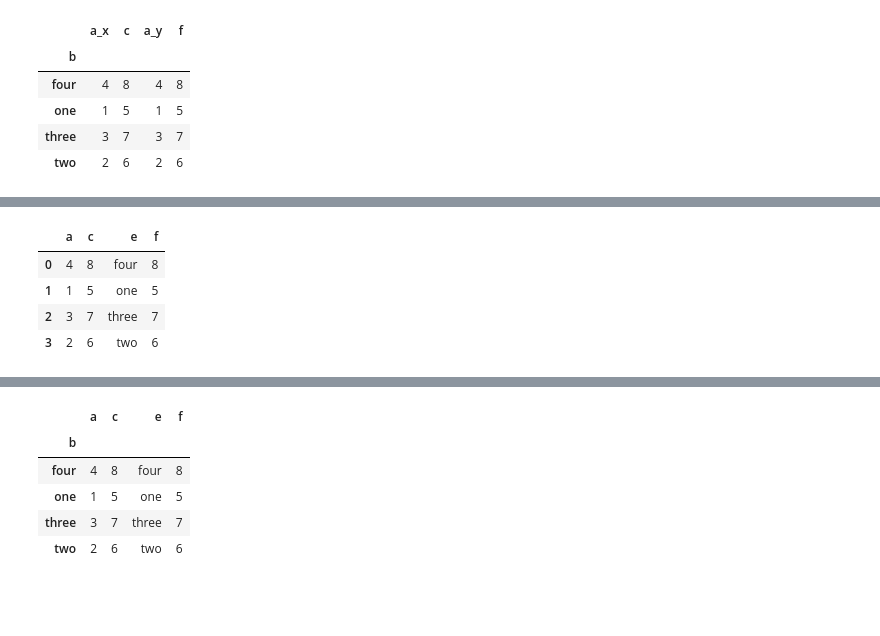
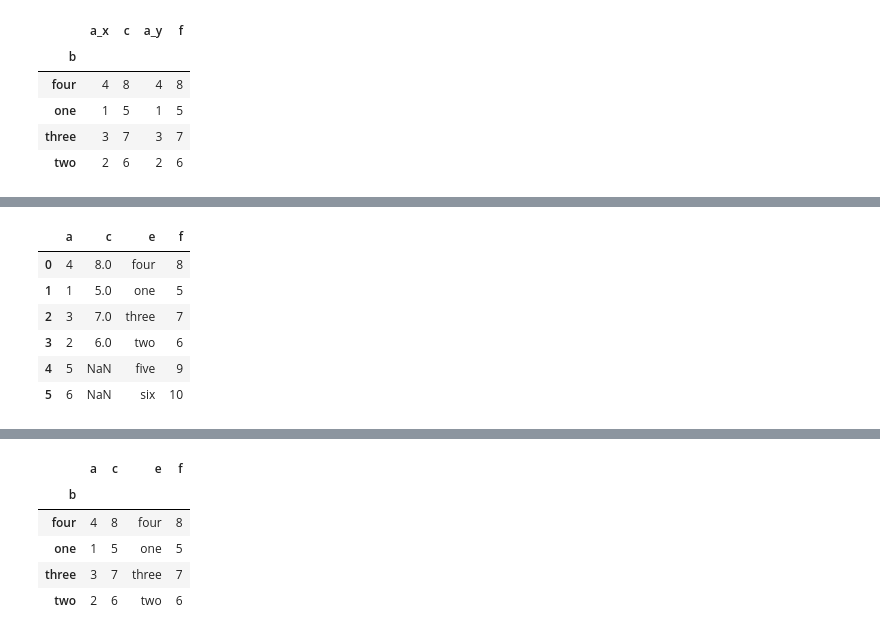
Before and after one commit to jwzinser/Tesis, a Jupyter notebook: ml/df_merge.ipynb, the cells around one changed output, grey strips where cells are left out. Cells and saved outputs as stored; diff of their text form; code cells hidden in the pictures; blank space fills up the shorter version.

Commit message:
adds more merge doc

```diff
--- a/ml/df_merge.ipynb
+++ b/ml/df_merge.ipynb
@@ -88,11 +183,13 @@ p2 = pd.DataFrame({"a":[1,2,3,4,5,6],"e":["one","two","three","four","five","six
 d1 = dataframe.from_pandas(p1,1)
 d2 = dataframe.from_pandas(p2,1)
 # %%
-# using one index, but refering two both columns with on, index is reset by default
-d1.merge(d2, left_on="a", right_on="a", how="left").compute()
+# using one index, but refering two both columns with on, resets index
+d1.merge(d2, left_on="a", right_on="a", how="right").compute()
 # %% [output]
 |  | a | c | e | f |
-| 0 | 4 | 8 | four | 8 |
-| 1 | 1 | 5 | one | 5 |
-| 2 | 3 | 7 | three | 7 |
-| 3 | 2 | 6 | two | 6 |
+| 0 | 4 | 8.0 | four | 8 |
+| 1 | 1 | 5.0 | one | 5 |
+| 2 | 3 | 7.0 | three | 7 |
+| 3 | 2 | 6.0 | two | 6 |
+| 4 | 5 | NaN | five | 9 |
+| 5 | 6 | NaN | six | 10 |
```
Also changed, not shown: parts of 13 cells of this notebook.
